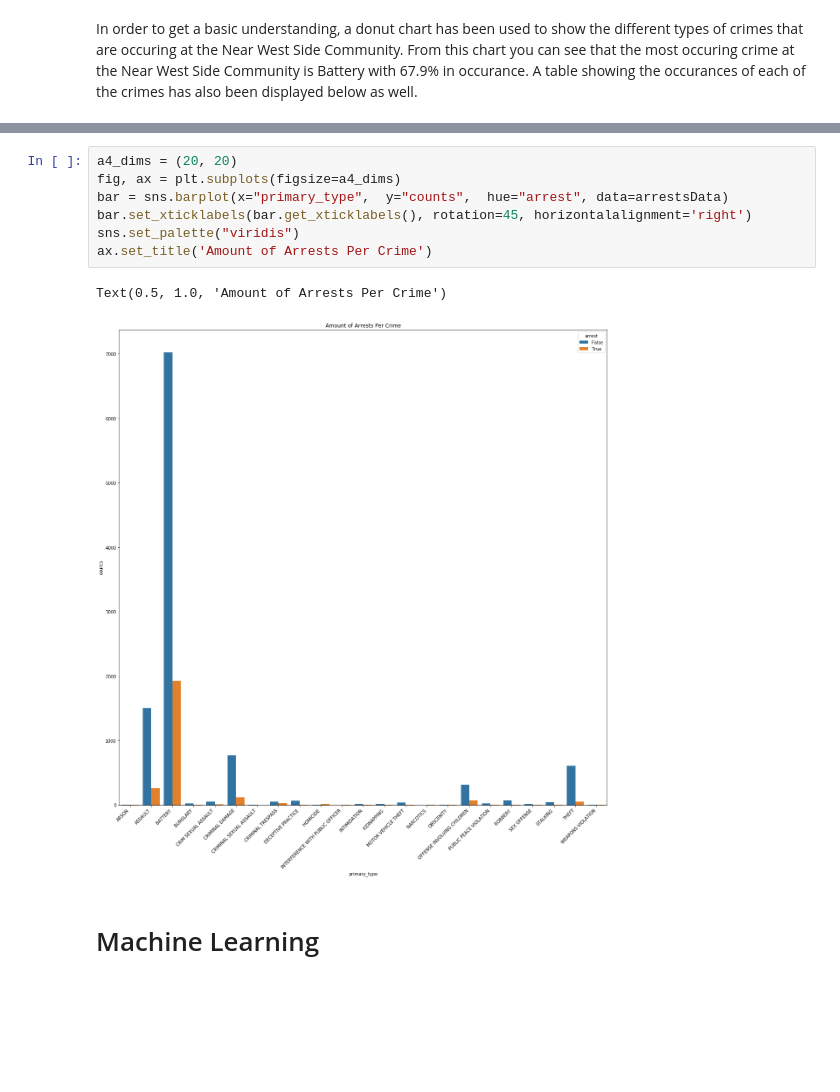
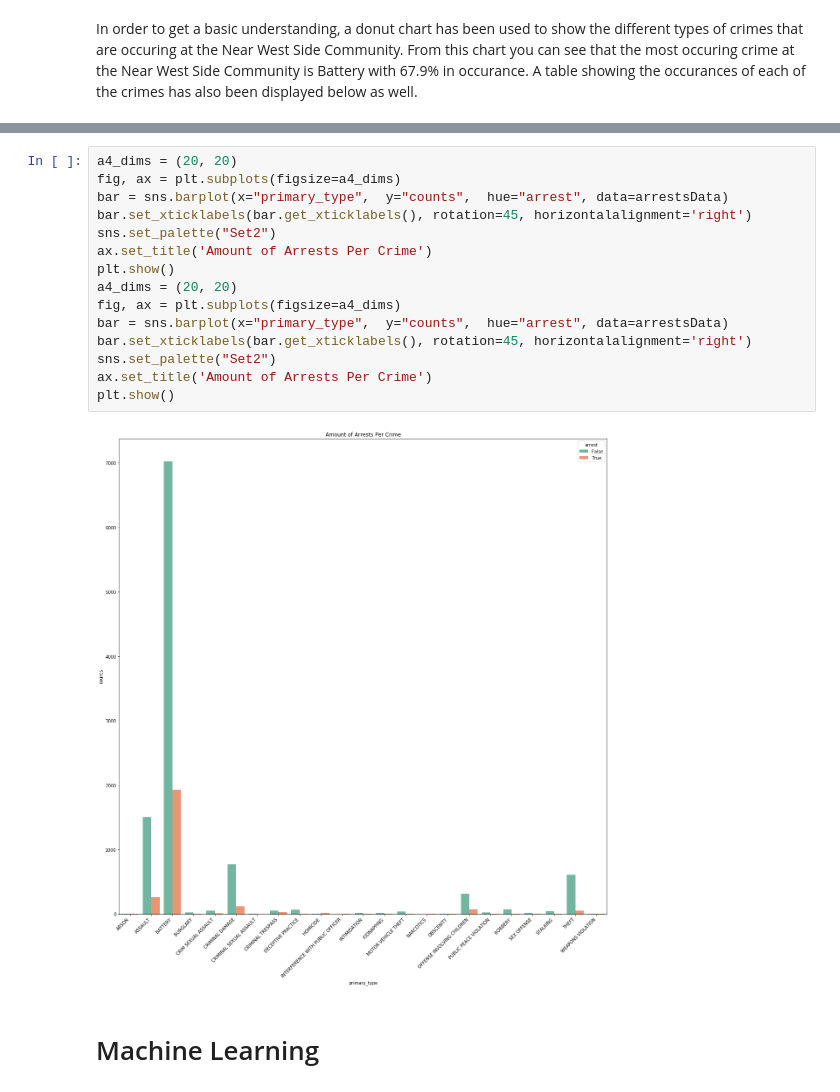
Before and after one commit to uic-cs418/cs418-s20-cs418_spring20_strawhats, a Jupyter notebook: FinalProject.ipynb, the cells around one changed output, grey strips where cells are left out. Saved outputs shown, nothing was run; the diff lists cells and outputs as text; blank space fills up the shorter version.

```diff
--- a/FinalProject.ipynb
+++ b/FinalProject.ipynb
@@ -114,13 +114,20 @@ In order to get a basic understanding, a donut chart has been used to show the d
 # %%
 a4_dims = (20, 20)
 fig, ax = plt.subplots(figsize=a4_dims)
 bar = sns.barplot(x="primary_type",  y="counts",  hue="arrest", data=arrestsData)
 bar.set_xticklabels(bar.get_xticklabels(), rotation=45, horizontalalignment='right')
-sns.set_palette("viridis")
+sns.set_palette("Set2")
 ax.set_title('Amount of Arrests Per Crime')
+plt.show()
+a4_dims = (20, 20)
+fig, ax = plt.subplots(figsize=a4_dims)
+bar = sns.barplot(x="primary_type",  y="counts",  hue="arrest", data=arrestsData)
+bar.set_xticklabels(bar.get_xticklabels(), rotation=45, horizontalalignment='right')
+sns.set_palette("Set2")
+ax.set_title('Amount of Arrests Per Crime')
+plt.show()
 # %% [output]
-Text(0.5, 1.0, 'Amount of Arrests Per Crime')
-[figure, old version]
+[figure, new version]
 # %% [markdown]
 # Machine Learning
 # %%
```
